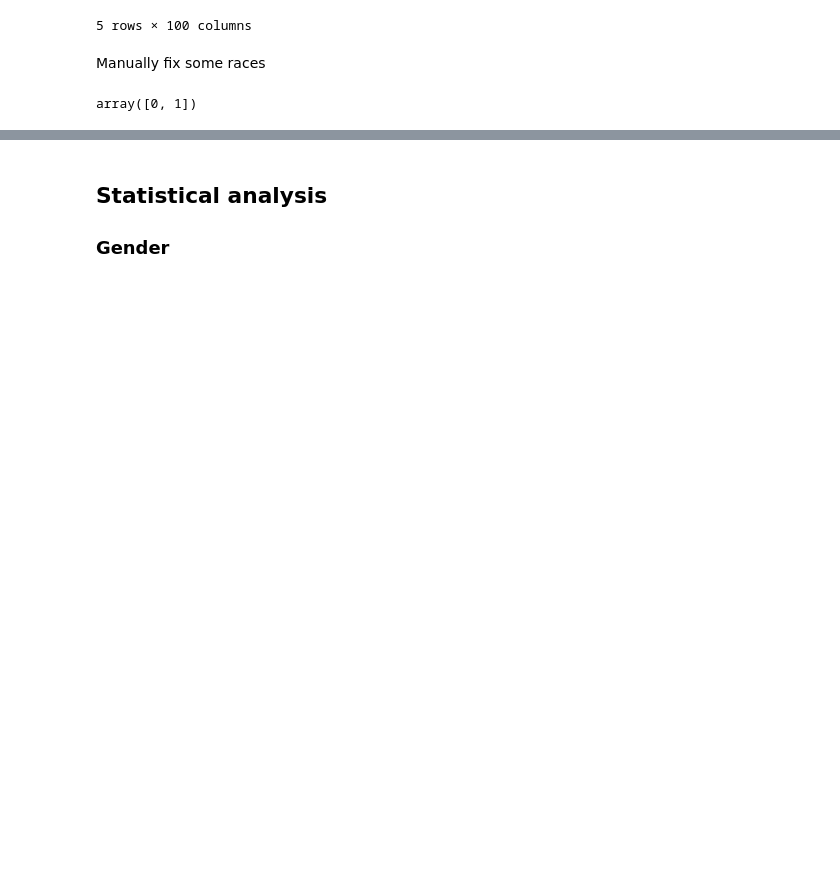
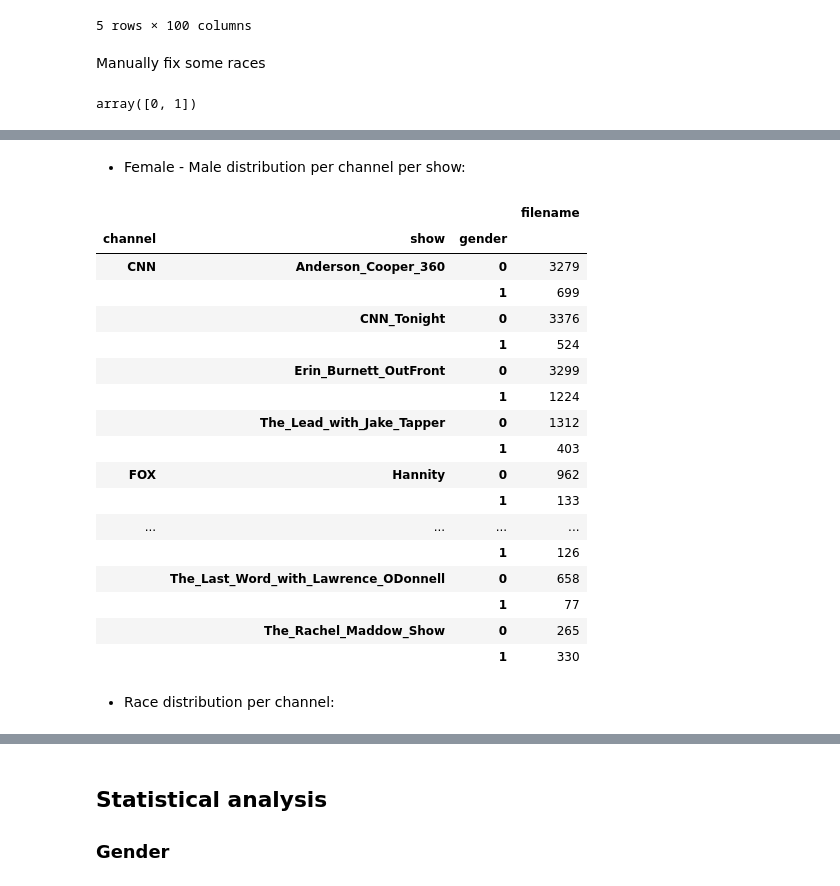
Before and after one commit to vrmpx/TV-news-Transcript-Extractor, a Jupyter notebook: analysis/LIWCAnalysis.ipynb, the cells around one changed output, grey strips where cells are left out. Cells and saved outputs as stored; diff of their text form; code cells hidden in the pictures; blank space fills up the shorter version.

```diff
--- a/analysis/LIWCAnalysis.ipynb
+++ b/analysis/LIWCAnalysis.ipynb
@@ -87,0 +126,25 @@ array(['african,caucasian', 'caucasian', 'african', 'other,caucasian',
+# %% [markdown]
+* Female - Male distribution per channel per show:
+# %%
+data.groupby(["channel", "show", "gender"]).agg({"filename":len})
+# %% [output]
+|  |  |  | filename |
+| channel | show | gender |  |
+| CNN | Anderson_Cooper_360 | 0 | 3279 |
+|  |  | 1 | 699 |
+|  | CNN_Tonight | 0 | 3376 |
+|  |  | 1 | 524 |
+|  | Erin_Burnett_OutFront | 0 | 3299 |
+|  |  | 1 | 1224 |
+|  | The_Lead_with_Jake_Tapper | 0 | 1312 |
+|  |  | 1 | 403 |
+| FOX | Hannity | 0 | 962 |
+|  |  | 1 | 133 |
+| ... | ... | ... | ... |
+|  |  | 1 | 126 |
+|  | The_Last_Word_with_Lawrence_ODonnell | 0 | 658 |
+|  |  | 1 | 77 |
+|  | The_Rachel_Maddow_Show | 0 | 265 |
+|  |  | 1 | 330 |
+# %% [markdown]
+* Race distribution per channel:
```
Also changed, not shown: parts of 18 cells of this notebook.
